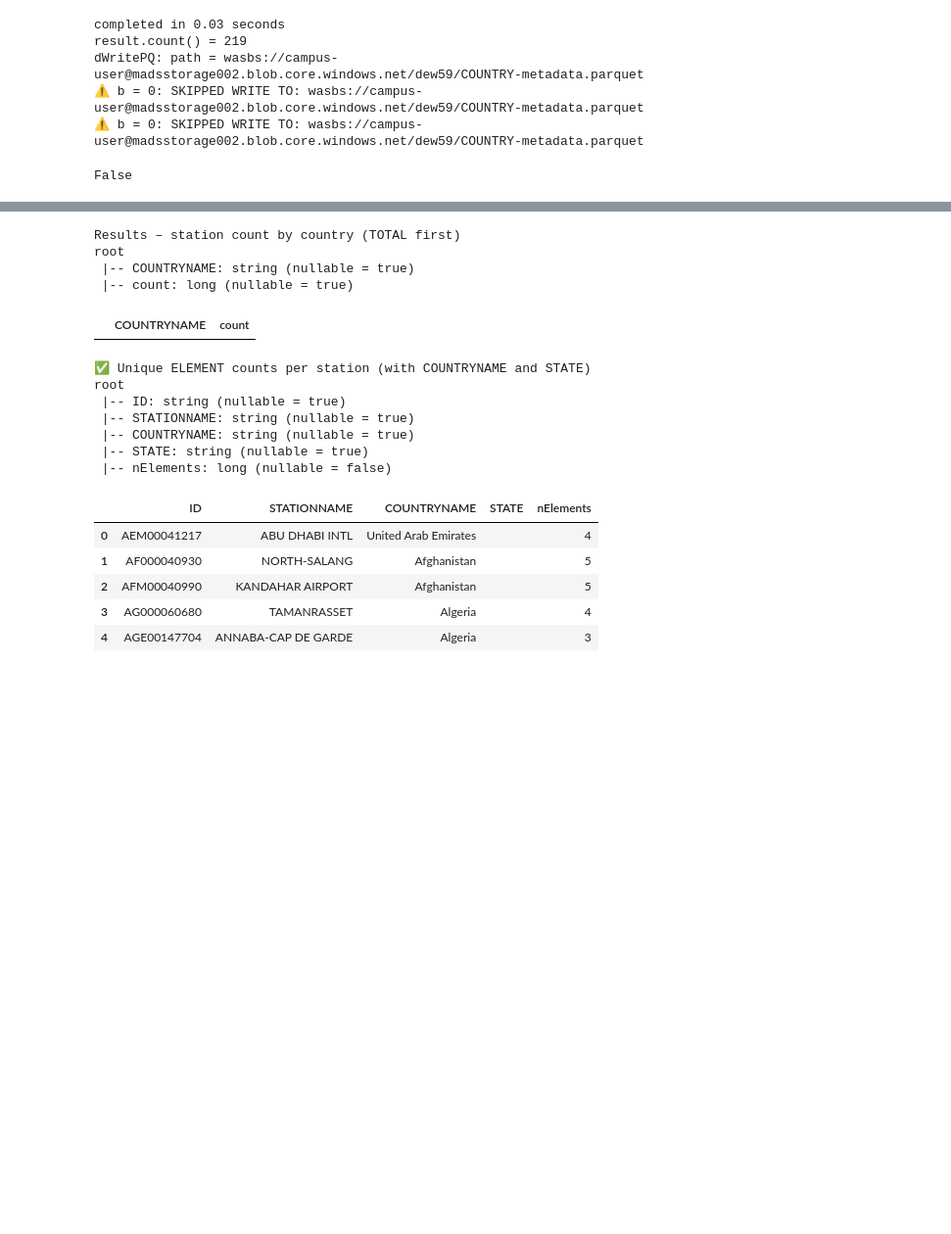
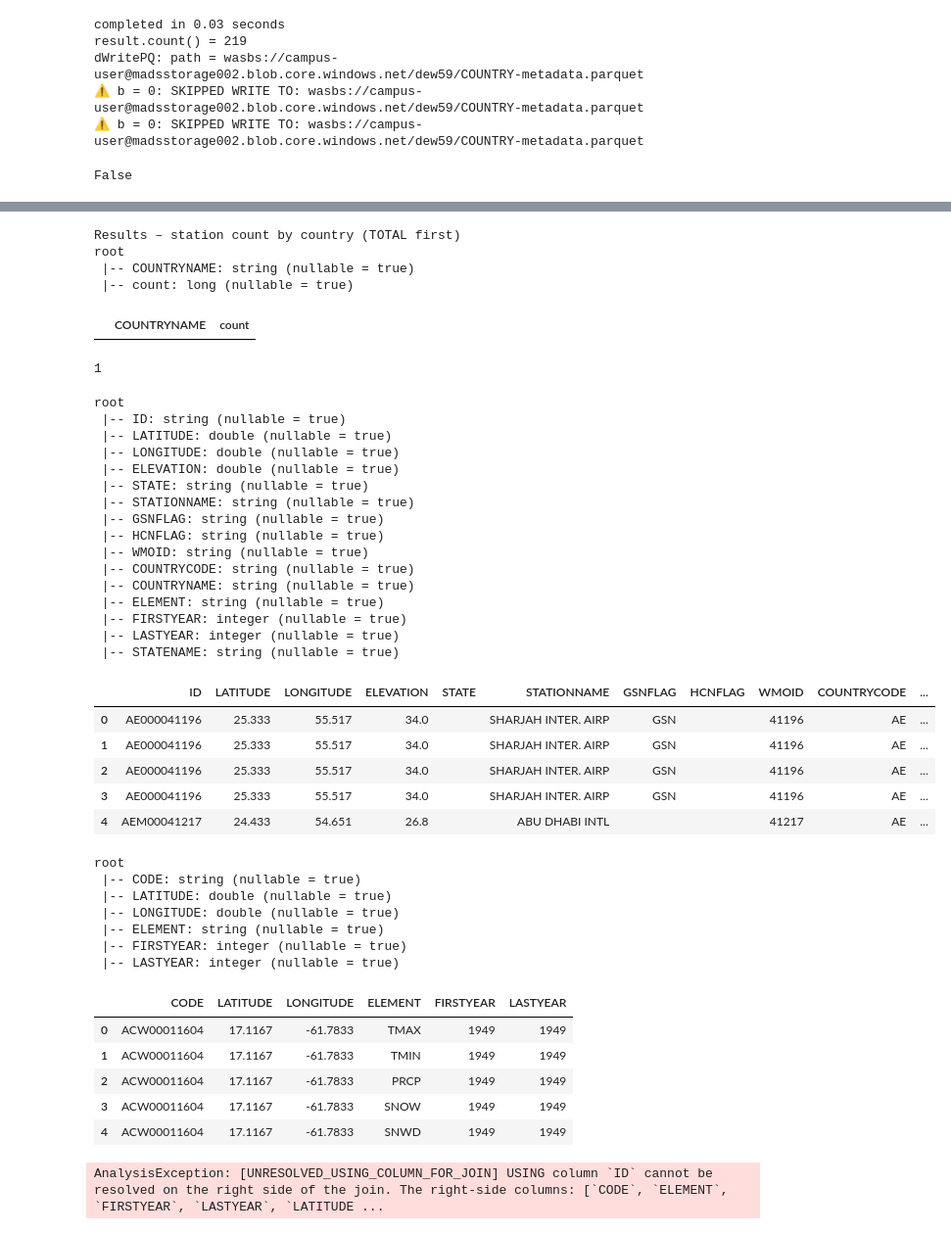
Before and after one commit to david-ewing-nz/ghcn-spark-analysis, a Jupyter notebook: notebooks/01_ghcn2_explore.ipynb, the cells around one changed output, grey strips where cells are left out. Shown at 98% size. Saved outputs shown, nothing was run; the diff lists cells and outputs as text; code cells hidden in the pictures; blank space fills up the shorter version.

Commit message:
after last knock off by VIM

```diff
--- a/notebooks/01_ghcn2_explore.ipynb
+++ b/notebooks/01_ghcn2_explore.ipynb
@@ -404,13 +435,13 @@ dWritePQ: path = wasbs://campus-user@madsstorage002.blob.core.windows.net/dew59/
 ⚠️ b = 0: SKIPPED WRITE TO: wasbs://campus-user@madsstorage002.blob.core.windows.net/dew59/STATIONS-metadata.parquet
 False
 # %%
-# inventory
+# inventory then Countrycode ?- lets wait , country code could have been done earlier but it didnt look good
 
 dprintf(1,"inventoryRawdf")
 inventoryRawdf = dReadTEXT(1, TXTPathRawInventory)
 
 inventorydf = inventoryRawdf.select(
-    F.substring("value", 1, 11).alias("ID"),
+    F.substring("value", 1, 11).alias("CODE"),
     F.substring("value", 13, 8).cast("double").alias("LATITUDE"),
     F.substring("value", 22, 9).cast("double").alias("LONGITUDE"),
     F.substring("value", 32, 4).alias("ELEMENT"),
@@ -634,10 +668,10 @@ root
 # %%
-temp1MD  = stationsdf.join(
+temp1dfCountry  = stationsdf.join(
     countriesdf,
     stationsdf["COUNTRYCODE"] == countriesdf["CODE"],
     "left"
 ).drop("CODE").withColumnRenamed("NAME","COUNTRYNAME")
 
-dprintf(1, "temp1MD (after join with countriesdf)")
-hprintf(DEEBUG, temp1MD)
+dprintf(1, "temp1dfCountry (after join with countriesdf)")
+hprintf(DEEBUG, temp1dfCountry)
 # %% [output]
@@ -662,0 +698,14 @@ root
+# %%
+# Join 1: Add COUNTRYNAME from countriesdf
+
+temp = inventorydf.withColumnRenamed("LATITUDE","DUMMY1").withColumnRenamed("LONGITUDE","DUMMY2")
+hprintf(DEEBUG, temp)
+hprintf(DEEBUG, inventorydf)
+temp2dfInventory  = temp1dfCountry.join(
+    temp,
+    stationsdf["ID"] == temp["CODE"],
+    "left"
+).drop("CODE", "DUMMY1","DUMMY2") #.withColumnRenamed("NAME","COUNTRYNAME")
+
+dprintf(1, "temp2dfInventory (after join with inventorydf)")
+hprintf(DEEBUG, temp2dfInventory)
@@ -663,10 +762,10 @@ root
 # %%
-dprintf(1, "temp1MD (before join with statesdf)")
-hprintf(DEEBUG, temp1MD)
+dprintf(1, "temp2dfInventory (before join with statesdf)")
+hprintf(DEEBUG, temp2dfInventory)
 
-stationMetadata = temp1MD.join(
+stationMetadata = temp2dfInventory.join(
     statesdf,
-    temp1MD["STATE"] == statesdf["CODE"],
+    temp2dfInventory["STATE"] == statesdf["CODE"],
     "left"
 ).drop("CODE").withColumnRenamed("NAME","STATENAME")
 
@@ -966,44 +1044,71 @@ root
  |-- COUNTRYNAME: string (nullable = true)
  |-- count: long (nullable = true)
 |  | COUNTRYNAME | count |
+1
 # %%
 # CELL 11 Q3(D): Count Unique Elements per Station
 # CELL 11 Q3(D):
 # ------------------------------------------------
 
 # Summary:
 # - Join stationMetadata : inventorydf by ID
 # - For each station ID, count number of ELEMENTs
 # - Make human readable
 #
 
 # Join and count unique ELEMENTs
+hprintf(1, stationMetadata)
+hprintf(1, inventorydf)
+
 stationElementsdf = stationMetadata.join(
     inventorydf,
     on="ID",
     how="inner"  # keep only rows that exist in both dfs
 ) \
 .groupBy("ID", "STATIONNAME","COUNTRYNAME", "STATE") \
 .agg(
     F.countDistinct("ELEMENT").alias("nElements")  # repurpose column: count of unique ELEMENTs
 )
 
 dprintf(1, "✅ Unique ELEMENT counts per station (with COUNTRYNAME and STATE)")
 hprintf(1, stationElementsdf)
 # %% [output]
-✅ Unique ELEMENT counts per station (with COUNTRYNAME and STATE)
 root
  |-- ID: string (nullable = true)
+ |-- LATITUDE: double (nullable = true)
+ |-- LONGITUDE: double (nullable = true)
+ |-- ELEVATION: double (nullable = true)
+ |-- STATE: string (nullable = true)
  |-- STATIONNAME: string (nullable = true)
+ |-- GSNFLAG: string (nullable = true)
+ |-- HCNFLAG: string (nullable = true)
+ |-- WMOID: string (nullable = true)
+ |-- COUNTRYCODE: string (nullable = true)
  |-- COUNTRYNAME: string (nullable = true)
- |-- STATE: string (nullable = true)
- |-- nElements: long (nullable = false)
+ |-- ELEMENT: string (nullable = true)
+ |-- FIRSTYEAR: integer (nullable = true)
+ |-- LASTYEAR: integer (nullable = true)
+ |-- STATENAME: string (nullable = true)
-|  | ID | STATIONNAME | COUNTRYNAME | STATE | nElements |
-| 0 | AEM00041217 | ABU DHABI INTL | United Arab Emirates |  | 4 |
-| 1 | AF000040930 | NORTH-SALANG | Afghanistan |  | 5 |
-| 2 | AFM00040990 | KANDAHAR AIRPORT | Afghanistan |  | 5 |
-| 3 | AG000060680 | TAMANRASSET | Algeria |  | 4 |
-| 4 | AGE00147704 | ANNABA-CAP DE GARDE | Algeria |  | 3 |
+|  | ID | LATITUDE | LONGITUDE | ELEVATION | STATE | STATIONNAME | GSNFLAG | HCNFLAG | WMOID | COUNTRYCODE | ... |
+| 0 | AE000041196 | 25.333 | 55.517 | 34.0 |  | SHARJAH INTER. AIRP | GSN |  | 41196 | AE | ... |
+| 1 | AE000041196 | 25.333 | 55.517 | 34.0 |  | SHARJAH INTER. AIRP | GSN |  | 41196 | AE | ... |
+| 2 | AE000041196 | 25.333 | 55.517 | 34.0 |  | SHARJAH INTER. AIRP | GSN |  | 41196 | AE | ... |
+| 3 | AE000041196 | 25.333 | 55.517 | 34.0 |  | SHARJAH INTER. AIRP | GSN |  | 41196 | AE | ... |
+| 4 | AEM00041217 | 24.433 | 54.651 | 26.8 |  | ABU DHABI INTL |  |  | 41217 | AE | ... |
+root
+ |-- CODE: string (nullable = true)
+ |-- LATITUDE: double (nullable = true)
+ |-- LONGITUDE: double (nullable = true)
+ |-- ELEMENT: string (nullable = true)
+ |-- FIRSTYEAR: integer (nullable = true)
+ |-- LASTYEAR: integer (nullable = true)
+|  | CODE | LATITUDE | LONGITUDE | ELEMENT | FIRSTYEAR | LASTYEAR |
+| 0 | ACW00011604 | 17.1167 | -61.7833 | TMAX | 1949 | 1949 |
+| 1 | ACW00011604 | 17.1167 | -61.7833 | TMIN | 1949 | 1949 |
+| 2 | ACW00011604 | 17.1167 | -61.7833 | PRCP | 1949 | 1949 |
+| 3 | ACW00011604 | 17.1167 | -61.7833 | SNOW | 1949 | 1949 |
+| 4 | ACW00011604 | 17.1167 | -61.7833 | SNWD | 1949 | 1949 |
+AnalysisException: [UNRESOLVED_USING_COLUMN_FOR_JOIN] USING column `ID` cannot be resolved on the right side of the join. The right-side columns: [`CODE`, `ELEMENT`, `FIRSTYEAR`, `LASTYEAR`, `LATITUDE ...
 # %%
 # CELL 12 Q3(E): Classify Stations by Core Element Coverage
 # CELL 12 Q3(E):
```
Also changed, not shown: parts of 20 cells of this notebook, 1 other file.
